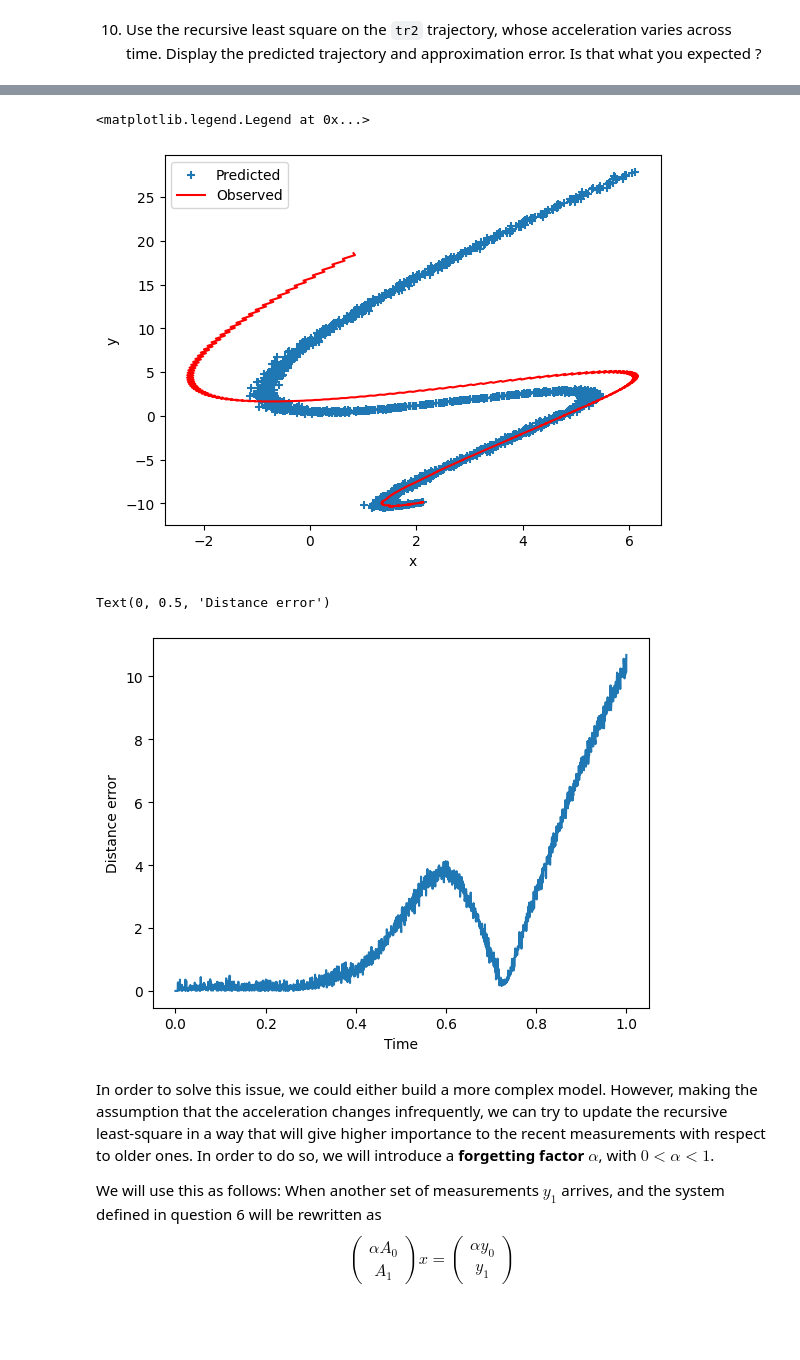
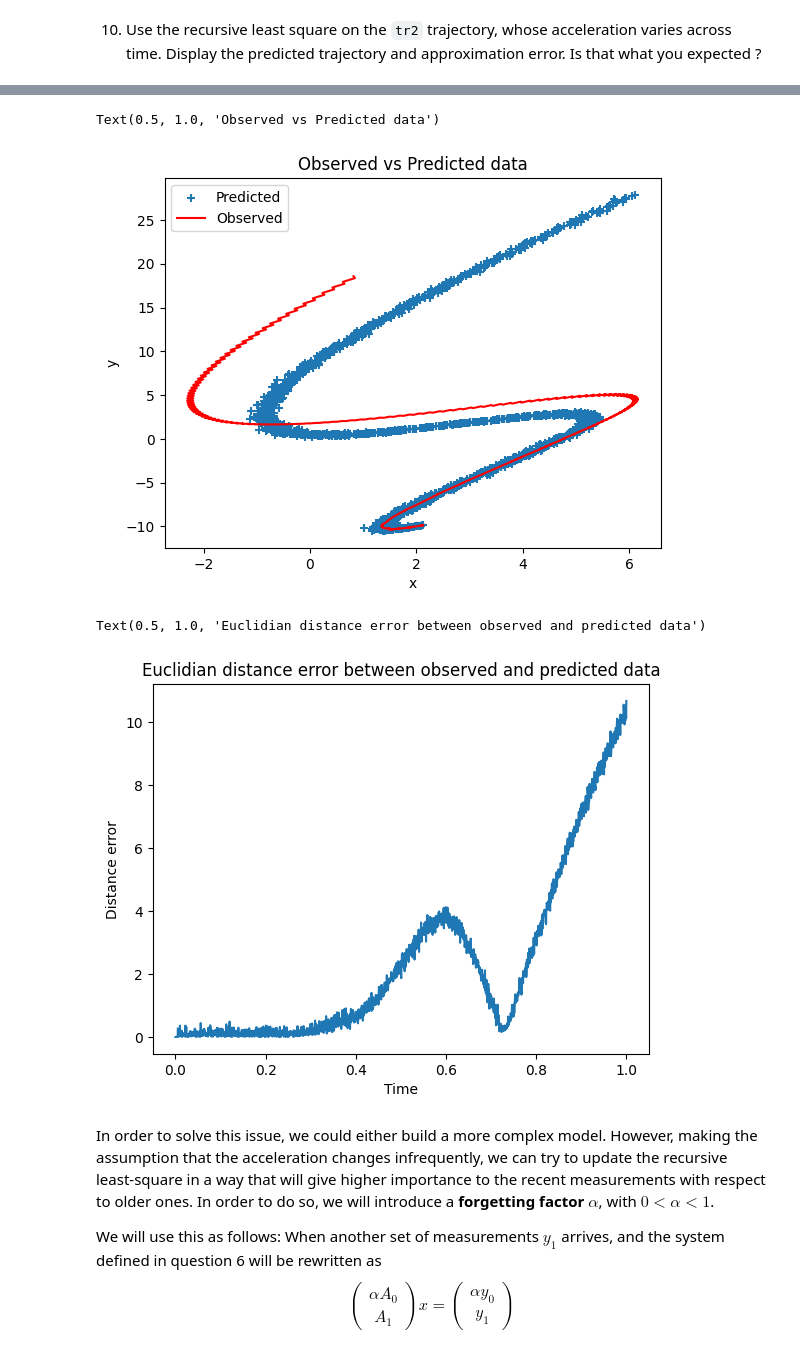
Before and after one commit to mike6942069420/matrix-analysis-2024, a Jupyter notebook: exercises/week5/Recursive least squares.ipynb, the cells around one changed output, grey strips where cells are left out. Drawn from its saved outputs; the diff is of its cells as text; code cells hidden in the pictures; blank space fills up the shorter version.

```diff
--- a/exercises/week5/Recursive least squares.ipynb
+++ b/exercises/week5/Recursive least squares.ipynb
@@ -377,14 +391,15 @@ pred_traj2 = predict_trajectory(x2_h, t, data['tr2'], batch_size)
 # %%
 # Plot the predicted and observed data
 plt.scatter(np.real(data['tr2']), np.imag(data['tr2']), marker='+')
 plt.plot(np.real(pred_traj2), np.imag(pred_traj2), 'r')
 
 plt.xlabel('x')
 plt.ylabel('y')
 plt.legend(['Predicted', 'Observed'])
+plt.title('Observed vs Predicted data')
 # %% [output]
-<matplotlib.legend.Legend at 0x...>
+Text(0.5, 1.0, 'Observed vs Predicted data')
-[figure, old version]
+[figure, new version]
 # %%
 # Plot the error between prediction and observation
 distances=np.abs(data['tr2']-pred_traj2)
@@ -392,9 +407,10 @@ plt.plot(t, distances)
 
 plt.xlabel('Time')
 plt.ylabel('Distance error')
+plt.title('Euclidian distance error between observed and predicted data')
 # %% [output]
-Text(0, 0.5, 'Distance error')
+Text(0.5, 1.0, 'Euclidian distance error between observed and predicted data')
-[figure, old version]
+[figure, new version]
 # %% [markdown]
 <!-- END QUESTION -->
 
```
Also changed, not shown: parts of 15 cells of this notebook.
